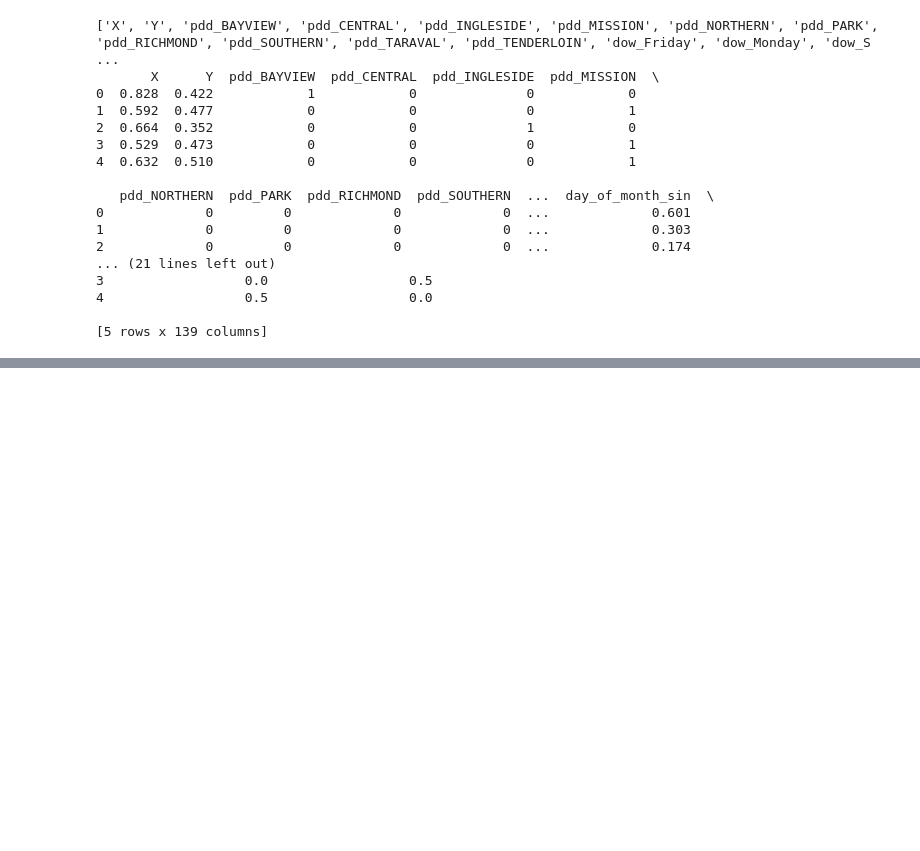
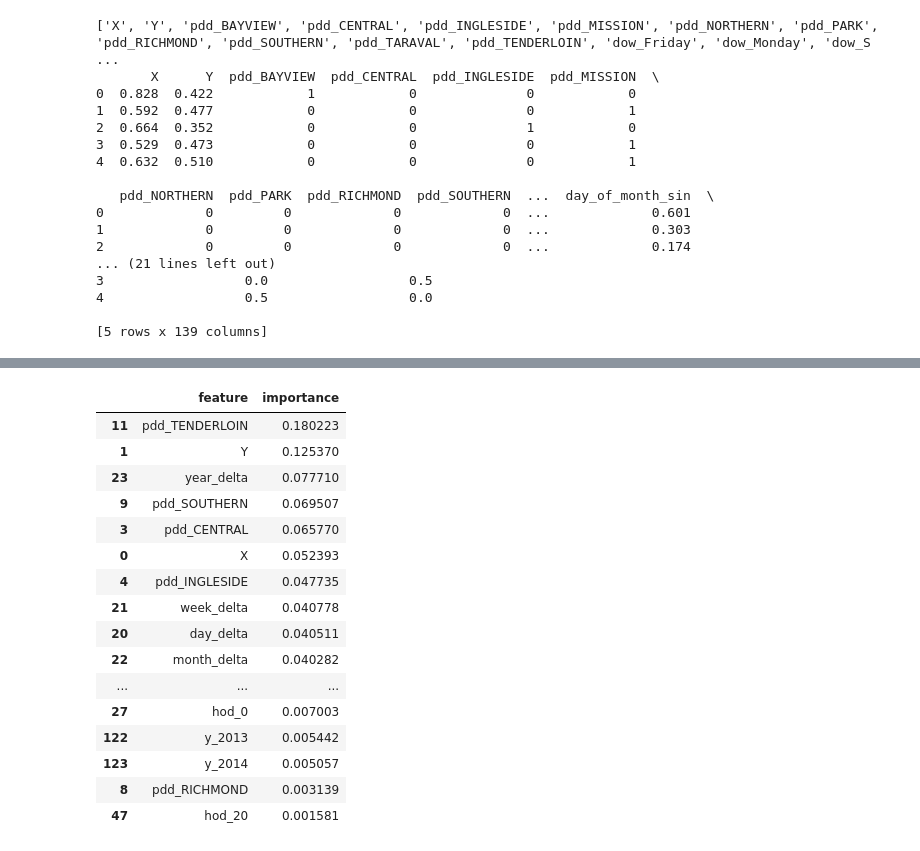
Before and after one commit to ucbiyyq/ucbiyyq-w207re-final-proj, a Jupyter notebook: notebooks/1.0-yyq-scratch-pipes-better.ipynb, the cells around one changed output, grey strips where cells are left out. Saved outputs shown, nothing was run; the diff lists cells and outputs as text; code cells hidden in the pictures; blank space fills up the shorter version.

```diff
--- a/notebooks/1.0-yyq-scratch-pipes-better.ipynb
+++ b/notebooks/1.0-yyq-scratch-pipes-better.ipynb
@@ -404,0 +413,20 @@ res.sort_values(by = "importance", ascending = False)
+# %%
+res.query("importance > 0").sort_values(by = "importance", ascending = False)
+# %% [output]
+|  | feature | importance |
+| 11 | pdd_TENDERLOIN | 0.180223 |
+| 1 | Y | 0.125370 |
+| 23 | year_delta | 0.077710 |
+| 9 | pdd_SOUTHERN | 0.069507 |
+| 3 | pdd_CENTRAL | 0.065770 |
+| 0 | X | 0.052393 |
+| 4 | pdd_INGLESIDE | 0.047735 |
+| 21 | week_delta | 0.040778 |
+| 20 | day_delta | 0.040511 |
+| 22 | month_delta | 0.040282 |
+| ... | ... | ... |
+| 27 | hod_0 | 0.007003 |
+| 122 | y_2013 | 0.005442 |
+| 123 | y_2014 | 0.005057 |
+| 8 | pdd_RICHMOND | 0.003139 |
+| 47 | hod_20 | 0.001581 |
```
Also changed, not shown: parts of 4 cells of this notebook.
